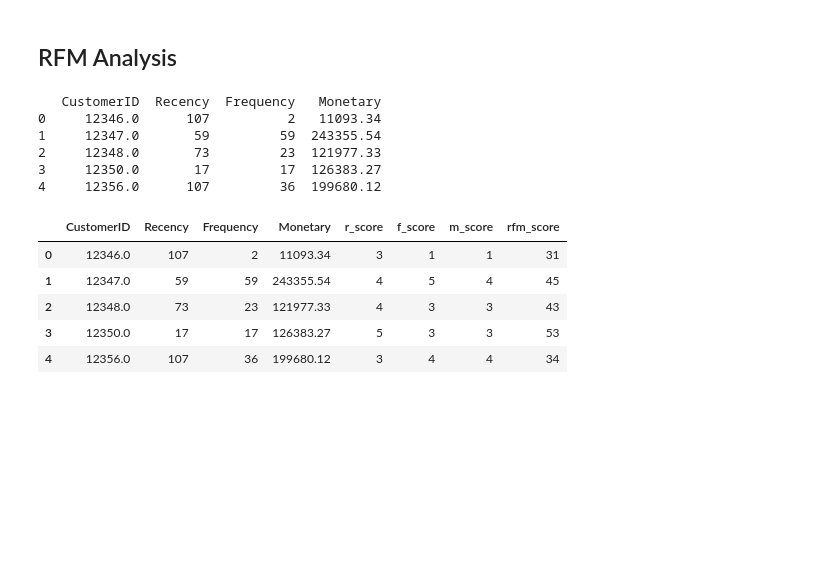
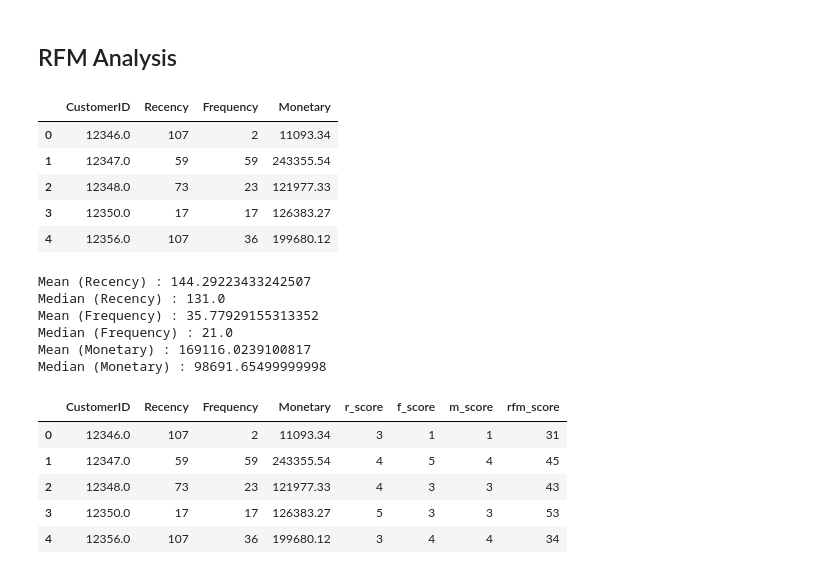
Before and after one commit to SamuelEl09/RFM_Analysis, a Jupyter notebook: Notebook/data_exploration.ipynb, the cells around one changed output. Drawn from its saved outputs; the diff is of its cells as text; code cells hidden in the pictures; blank space fills up the shorter version.

```diff
--- a/Notebook/data_exploration.ipynb
+++ b/Notebook/data_exploration.ipynb
@@ -181,24 +207,36 @@ df['Total_Spend'] = df['Offline_Spend'] + df['Online_Spend']
 # %%
 cut_off_date = df['Transaction_Date'].max()
 
 rfm = df.groupby('CustomerID').agg({
     'Transaction_Date': lambda x: (cut_off_date - x.max()).days,  # Recency
     'CustomerID': 'count',  # Frequency
     'Total_Spend': 'sum'  # Monetary
 }).rename(columns={
     'Transaction_Date': 'Recency',
     'CustomerID': 'Frequency',
     'Total_Spend': 'Monetary'
 }).reset_index()
 
-print(rfm.head())
+rfm.head()
 # %% [output]
-   CustomerID  Recency  Frequency   Monetary
-0     12346.0      107          2   11093.34
-1     12347.0       59         59  243355.54
-2     12348.0       73         23  121977.33
-3     12350.0       17         17  126383.27
-4     12356.0      107         36  199680.12
+|  | CustomerID | Recency | Frequency | Monetary |
+| 0 | 12346.0 | 107 | 2 | 11093.34 |
+| 1 | 12347.0 | 59 | 59 | 243355.54 |
+| 2 | 12348.0 | 73 | 23 | 121977.33 |
+| 3 | 12350.0 | 17 | 17 | 126383.27 |
+| 4 | 12356.0 | 107 | 36 | 199680.12 |
+# %%
+list1 = ['Recency','Frequency','Monetary']
+for i in rfm[list1].columns:
+    print(f"Mean ({i}) : {rfm[i].mean()}")
+    print(f"Median ({i}) : {rfm[i].median()}")
+# %% [output]
+Mean (Recency) : 144.29223433242507
+Median (Recency) : 131.0
+Mean (Frequency) : 35.77929155313352
+Median (Frequency) : 21.0
+Mean (Monetary) : 169116.0239100817
+Median (Monetary) : 98691.65499999998
 # %%
 rfm['r_score'] = pd.qcut(rfm['Recency'], q = 5, labels = ['5','4','3','2','1'])
 rfm['f_score'] = pd.qcut(rfm['Frequency'], q = 5, labels = ['1','2','3','4','5'])
```
Also changed, not shown: parts of 22 cells of this notebook.
